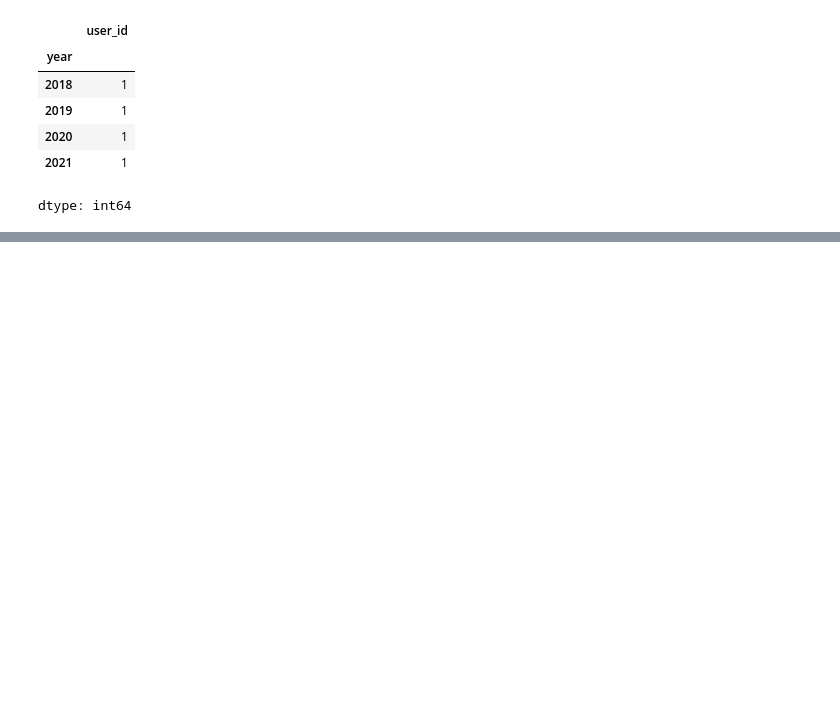
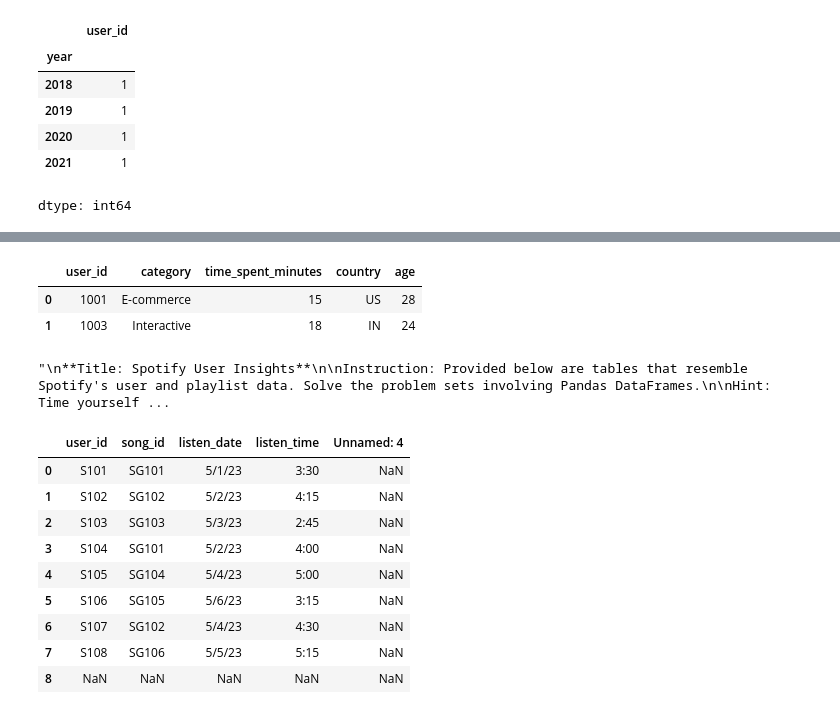
Before and after one commit to nehagovekar/100_DAYS_OF_MACHINE_LEARNING, a Jupyter notebook: Pandas_Practice_On_ProductCompanies.ipynb, the cells around one changed output, grey strips where cells are left out. Cells and saved outputs as stored; diff of their text form; code cells hidden in the pictures; blank space fills up the shorter version.

```diff
--- a/Pandas_Practice_On_ProductCompanies.ipynb
+++ b/Pandas_Practice_On_ProductCompanies.ipynb
@@ -555,0 +614,66 @@ dtype: int64
+# %%
+df_result
+# %% [output]
+|  | user_id | category | time_spent_minutes | country | age |
+| 0 | 1001 | E-commerce | 15 | US | 28 |
+| 1 | 1003 | Interactive | 18 | IN | 24 |
+# %%
+"""
+**Title: Spotify User Insights**
+
+Instruction: Provided below are tables that resemble Spotify's user and playlist data. Solve the problem sets involving Pandas DataFrames.
+
+Hint: Time yourself. Strive to solve each question within 7 to 8 minutes. Moreover, practice explaining your solution out loud.
+
+### DataFrames
+
+# df_user_activity
+|--------|-----------|----------|--------------|-----------|
+| user_id| username  | country  | last_active  | premium  |
+|--------|-----------|----------|--------------|-----------|
+| S101   | John      | US       | 2023-05-01   | True     |
+| S102   | Jane      | UK       | 2023-05-04   | False    |
+| S103   | Emily     | IN       | 2023-05-03   | True     |
+| S104   | Mike      | CA       | 2023-05-02   | False    |
+| S105   | Sara      | AU       | 2023-05-05   | True     |
+| S106   | Luke      | NZ       | 2023-05-06   | False    |
+| S107   | Ella      | US       | 2023-05-05   | True     |
+| S108   | Max       | UK       | 2023-05-04   | False    |
+
+# df_playlists
+|--------|-------------|-------------|------------|
+| user_id| playlist_id | song_count  | genre      |
+|--------|-------------|-------------|------------|
+| S101   | PL101       | 20          | Pop        |
+| S101   | PL102       | 15          | Rock       |
+| S102   | PL103       | 25          | Classical  |
+| S103   | PL104       | 30          | Jazz       |
+| S104   | PL105       | 10          | Pop        |
+| S105   | PL106       | 20          | Hip-Hop    |
+| S106   | PL107       | 5           | Rock       |
+| S107   | PL108       | 15          | Jazz       |
+| S108   | PL109       | 20          | Classical  |
+
+# df_listens
+|--------|-------------|-------------|------------|
+| user_id| song_id     | listen_date | listen_time|
+|--------|-------------|-------------|------------|
+| S101   | SG101       | 2023-05-01  | 3:30       |
+| S102   | SG102       | 2023-05-02  | 4:15       |
+| S103   | SG103       | 2023-05-03  | 2:45       |
+| S104   | SG101       | 2023-05-02  | 4:00       |
+| S105   | SG104       | 2023-05-04  | 5:00       |
+| S106   | SG105       | 2023-05-06  | 3:15       |
+| S107   | SG102       | 2023-05-04  | 4:30       |
+| S108   | SG106       | 2023-05-05  | 5:15       |
+
+### Questions
+
+1. Identify the top 3 premium users who have listened to music the most in terms of total time in the month of May 2023.
+
+2. Determine the most popular genre among users from the US.
+
+3. For each country, find the user who has the highest number of songs in their playlists.
+"""
+# %% [output]
+"\n**Title: Spotify User Insights**\n\nInstruction: Provided below are tables that resemble Spotify's user and playlist data. Solve the problem sets involving Pandas DataFrames.\n\nHint: Time yourself ...
@@ -555,0 +686,13 @@ dtype: int64
+# %%
+df_listens
+# %% [output]
+|  | user_id | song_id | listen_date | listen_time | Unnamed: 4 |
+| 0 | S101 | SG101 | 5/1/23 | 3:30 | NaN |
+| 1 | S102 | SG102 | 5/2/23 | 4:15 | NaN |
+| 2 | S103 | SG103 | 5/3/23 | 2:45 | NaN |
+| 3 | S104 | SG101 | 5/2/23 | 4:00 | NaN |
+| 4 | S105 | SG104 | 5/4/23 | 5:00 | NaN |
+| 5 | S106 | SG105 | 5/6/23 | 3:15 | NaN |
+| 6 | S107 | SG102 | 5/4/23 | 4:30 | NaN |
+| 7 | S108 | SG106 | 5/5/23 | 5:15 | NaN |
+| 8 | NaN | NaN | NaN | NaN | NaN |
```
Also changed, not shown: parts of 24 cells of this notebook.
